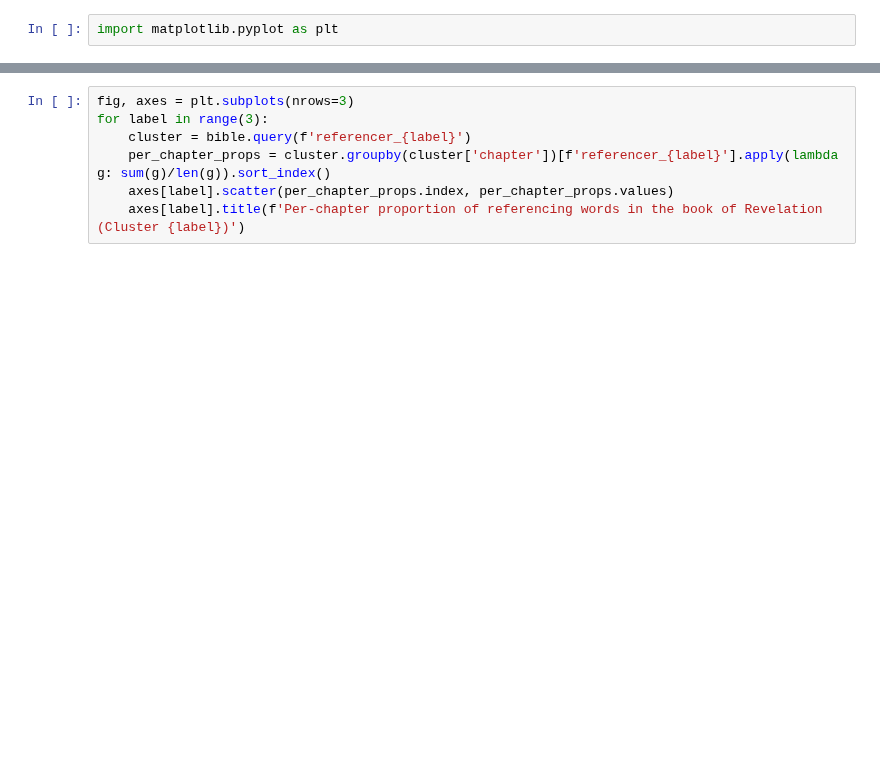
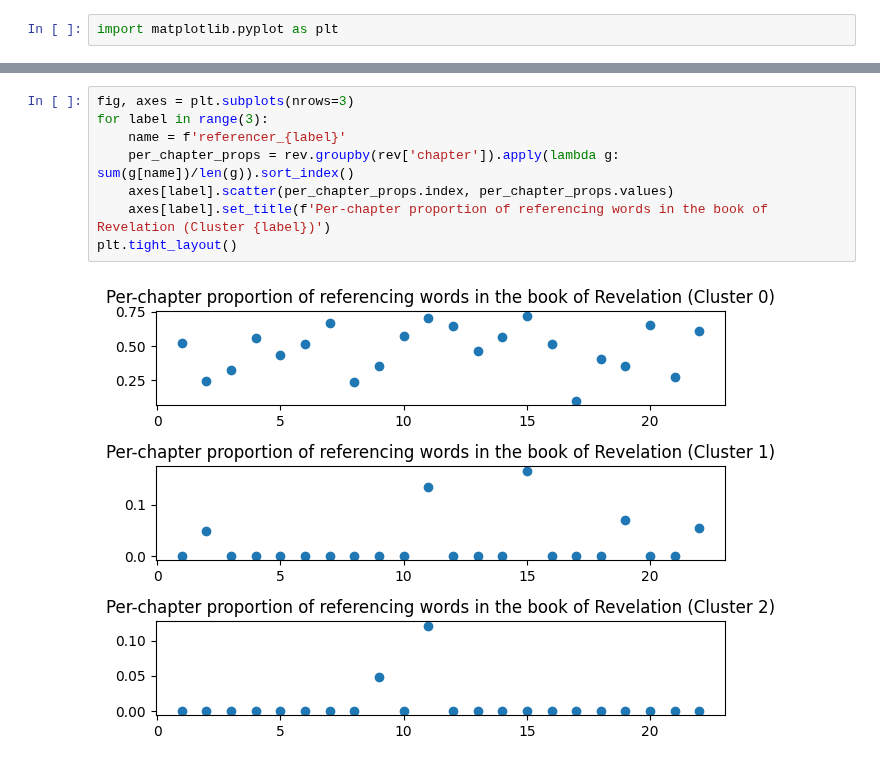
Before and after one commit to Tussky/Old-Testament-References, a Jupyter notebook: make-stuff-for-slides.ipynb, the cells around one changed output, grey strips where cells are left out. Saved outputs shown, nothing was run; the diff lists cells and outputs as text; blank space fills up the shorter version.

```diff
--- a/make-stuff-for-slides.ipynb
+++ b/make-stuff-for-slides.ipynb
@@ -40,7 +69,10 @@ import matplotlib.pyplot as plt
 # %%
 fig, axes = plt.subplots(nrows=3)
 for label in range(3):
-    cluster = bible.query(f'referencer_{label}')
-    per_chapter_props = cluster.groupby(cluster['chapter'])[f'referencer_{label}'].apply(lambda g: sum(g)/len(g)).sort_index()
+    name = f'referencer_{label}'
+    per_chapter_props = rev.groupby(rev['chapter']).apply(lambda g: sum(g[name])/len(g)).sort_index()
     axes[label].scatter(per_chapter_props.index, per_chapter_props.values)
-    axes[label].title(f'Per-chapter proportion of referencing words in the book of Revelation (Cluster {label})')
+    axes[label].set_title(f'Per-chapter proportion of referencing words in the book of Revelation (Cluster {label})')
+plt.tight_layout()
+# %% [output]
+[figure, added]
```
Also changed, not shown: parts of 6 cells of this notebook, 1 other file.
